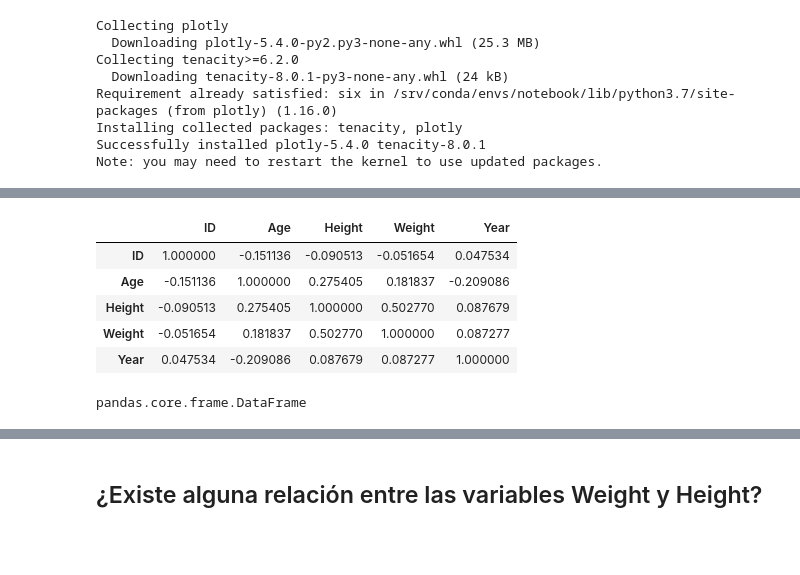
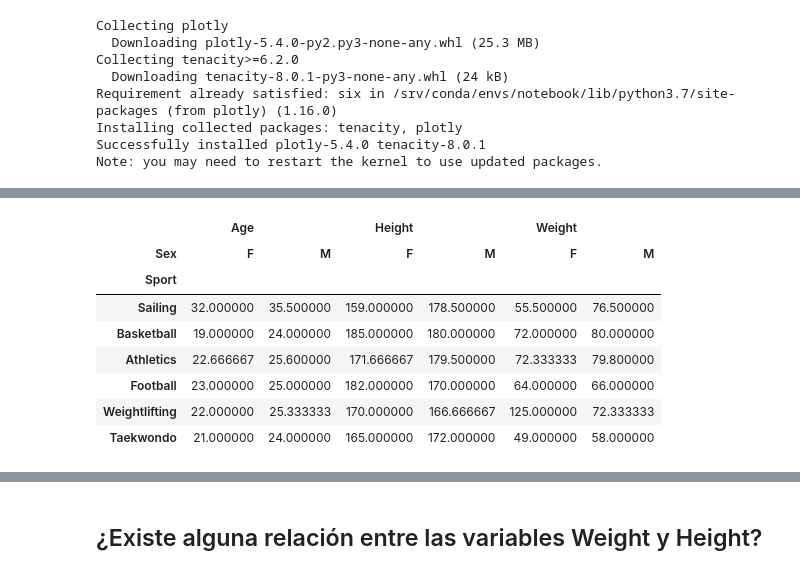
Before and after one commit to maferguillen00/2, a Jupyter notebook: ACT6&10.ipynb, the cells around one changed output, grey strips where cells are left out. Drawn from its saved outputs; the diff is of its cells as text; code cells hidden in the pictures; blank space fills up the shorter version.

```diff
--- a/ACT6&10.ipynb
+++ b/ACT6&10.ipynb
@@ -221,8 +209,3 @@ import seaborn as sns
 import matplotlib as mpl
 import matplotlib.pyplot as plt
 import plotly.express as px
-# %%
-df = pd.read_excel('datasets/athletegames.xlsx',
-                   engine = 'openpyxl'
-                  )
-df.head()
@@ -327,0 +212,8 @@ counts
+# %%
+my_pivot = pd.pivot_table(df,
+                          index = 'Sport',
+                          values = ['Height','Weight', 'Age'],
+                          columns = 'Sex',
+                          aggfunc = 'mean'
+                         )
+my_pivot
@@ -328,21 +240,25 @@ counts
+# %%
+filterSports = my_pivot.loc[[ 'Sailing',  'Basketball', 'Athletics', 'Football','Weightlifting', 'Taekwondo']]
+filterSports
+# %% [output]
+|  | Age |  | Height |  | Weight |  |
+| Sex | F | M | F | M | F | M |
+| Sport |  |  |  |  |  |  |
+| Sailing | 32.000000 | 35.500000 | 159.000000 | 178.500000 | 55.500000 | 76.500000 |
+| Basketball | 19.000000 | 24.000000 | 185.000000 | 180.000000 | 72.000000 | 80.000000 |
+| Athletics | 22.666667 | 25.600000 | 171.666667 | 179.500000 | 72.333333 | 79.800000 |
+| Football | 23.000000 | 25.000000 | 182.000000 | 170.000000 | 64.000000 | 66.000000 |
+| Weightlifting | 22.000000 | 25.333333 | 170.000000 | 166.666667 | 125.000000 | 72.333333 |
+| Taekwondo | 21.000000 | 24.000000 | 165.000000 | 172.000000 | 49.000000 | 58.000000 |
 # %%
 import pandas as pd
 # %%
 df.corr()
-# %% [output]
-|  | ID | Age | Height | Weight | Year |
-| ID | 1.000000 | -0.151136 | -0.090513 | -0.051654 | 0.047534 |
-| Age | -0.151136 | 1.000000 | 0.275405 | 0.181837 | -0.209086 |
-| Height | -0.090513 | 0.275405 | 1.000000 | 0.502770 | 0.087679 |
-| Weight | -0.051654 | 0.181837 | 0.502770 | 1.000000 | 0.087277 |
-| Year | 0.047534 | -0.209086 | 0.087679 | 0.087277 | 1.000000 |
 # %%
 x = df['Height']
 y = df['Weight']
 x = x.to_frame()
 y = y.to_frame()
 type(y)
-# %% [output]
-pandas.core.frame.DataFrame
 # %%
 pip install statsmodels
```
Also changed, not shown: parts of 21 cells of this notebook.
